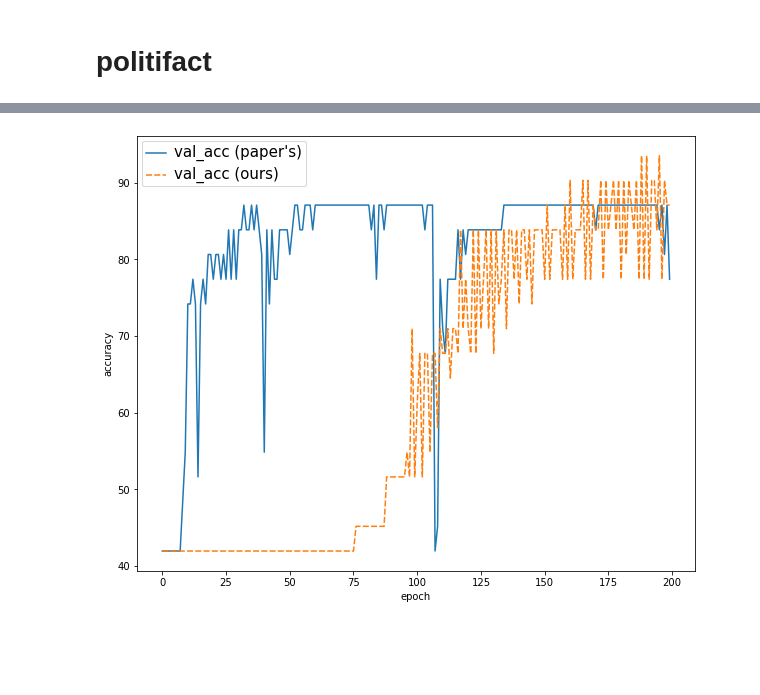
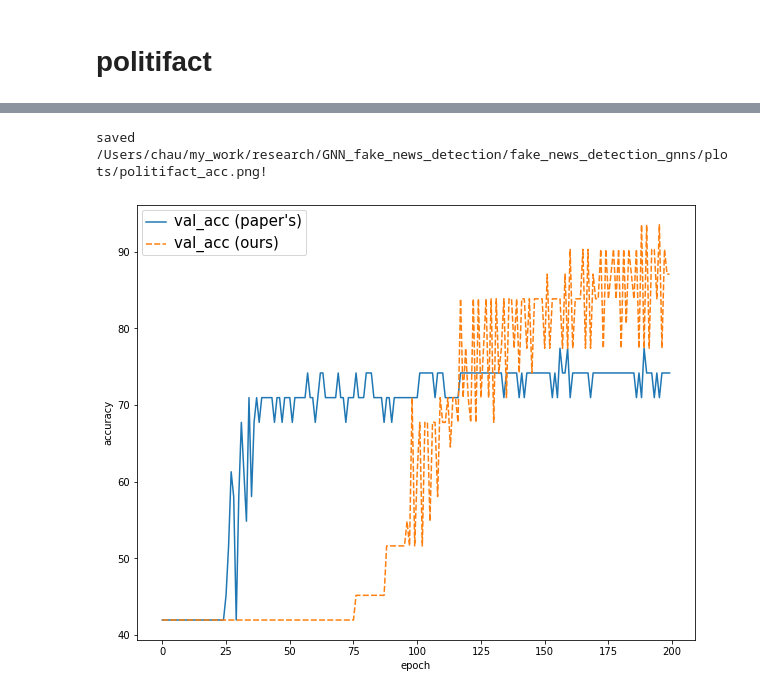
Before and after one commit to chaudatascience/fake_news_detection_gnns, a Jupyter notebook: src/notebooks/cora_charts.ipynb, the cells around one changed output, grey strips where cells are left out. Drawn from its saved outputs; the diff is of its cells as text; code cells hidden in the pictures; blank space fills up the shorter version.

```diff
--- a/src/notebooks/cora_charts.ipynb
+++ b/src/notebooks/cora_charts.ipynb
@@ -102,7 +108,7 @@ plot(df_loss, "gossipcop_acc.png", x_label='epoch', y_label="accuracy")
 # %% [markdown]
 # politifact
 # %%
-df_official = pd.read_csv(os_join(root, "logs/politifact_bert_official_results.csv"))
+df_official = pd.read_csv(os_join(root, "logs/politifact_spacy_official_results.csv"))
 df_our = read_result_from_mllog(root, "05638707dc0140aa96d5962c27a8059a")
 
 df_official["val_acc"] *= 100
@@ -128,11 +135,12 @@ plot(df_loss, "politifact_loss.png", x_label='epoch', y_label="loss")
 # %%
 num_obs = len(df_official)
 df_loss = pd.DataFrame({"val_acc (paper's)": df_official["val_acc"],
                         "val_acc (ours)": df_our["val_acc"][:num_obs],
                         # "val f1 (paper's)": df_official["val_f1"],
                         # "val f1 (ours)": df_our["val_f1"][:num_obs],
                         })
 
-plot(df_loss, "politifact_acc.png", x_label='epoch', y_label="accuracy")
+plot(df_loss, "plots/politifact_acc.png", x_label='epoch', y_label="accuracy")
 # %% [output]
+saved /Users/chau/my_work/research/GNN_fake_news_detection/fake_news_detection_gnns/plots/politifact_acc.png!
-[figure, old version]
+[figure, new version]
```
Also changed, not shown: parts of 7 cells of this notebook, 14 other files.
